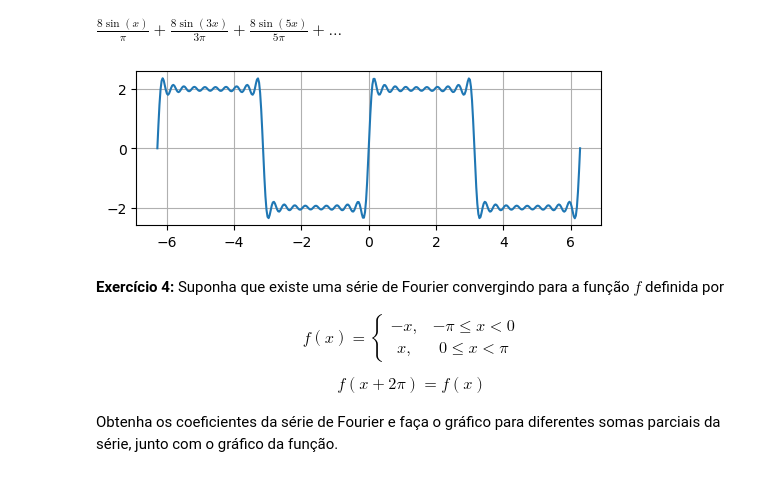
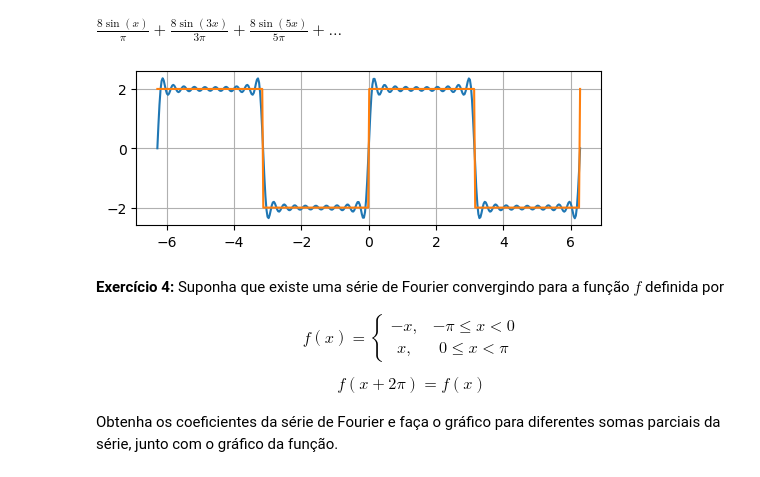
Before and after one commit to tiagoburiol/MatComp_IV, a Jupyter notebook: 02_funcoes_periodicas _e_serie_de_fourier.ipynb, the cells around one changed output. Cells and saved outputs as stored; diff of their text form; code cells hidden in the pictures.

```diff
--- a/02_funcoes_periodicas _e_serie_de_fourier.ipynb
+++ b/02_funcoes_periodicas _e_serie_de_fourier.ipynb
@@ -265,13 +275,17 @@ f_lambd = sp.lambdify(x, fs10, "numpy")
 
 xi = np.linspace(-2*np.pi, 2*np.pi, 400)
 yi = f_lambd(xi)
+# %%
+# onda quadrada criada com scipy.signal
+sqr = 2*signal.square(xi,duty=0.5)
 # %%
 fig, ax = plt.subplots(figsize=(6,2))
 plt.plot(xi, yi)
+plt.plot(xi, sqr)
 plt.grid()
 plt.show()
 # %% [output]
-[figure, old version]
+[figure, new version]
 # %% [markdown]
 **Exercício 4:** Suponha que existe uma série de Fourier convergindo para a função $f$ definida por
 
```
Also changed, not shown: parts of 14 cells of this notebook.
